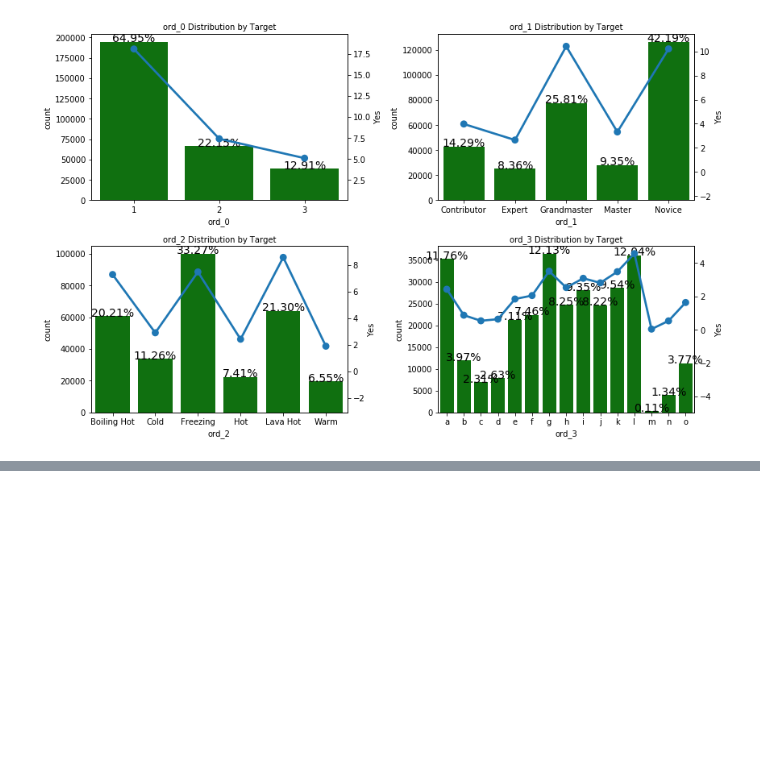
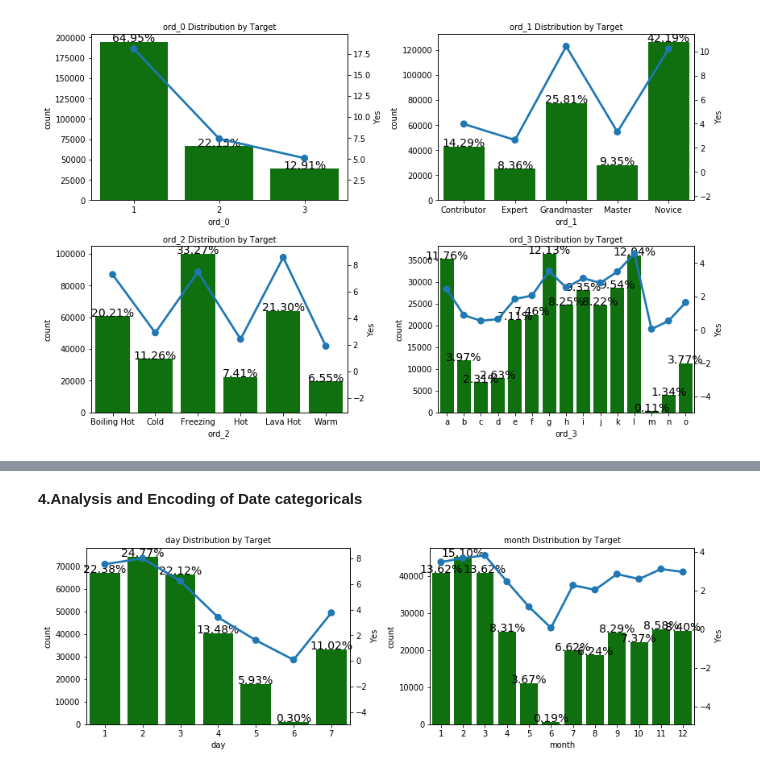
Before and after one commit to vivekshaoutlook/machine_learning, a Jupyter notebook: 08_Categorical_tutorial_Kaggle_I_.ipynb, the cells around one changed output, grey strips where cells are left out. Drawn from its saved outputs; the diff is of its cells as text; code cells hidden in the pictures; blank space fills up the shorter version.

```diff
--- a/08_Categorical_tutorial_Kaggle_I_.ipynb
+++ b/08_Categorical_tutorial_Kaggle_I_.ipynb
@@ -238,0 +312,7 @@ plot_category_feature(df_train,list_ord_few_unique,vis_row=5, vis_col=2)
+# %% [markdown]
+**4.Analysis and Encoding of Date categoricals**
+# %%
+list_date_feature = ["day","month"]
+plot_category_feature(df_train,list_date_feature,vis_row=5, vis_col=2)
+# %% [output]
+[figure, added]
```
Also changed, not shown: parts of 18 cells of this notebook.
